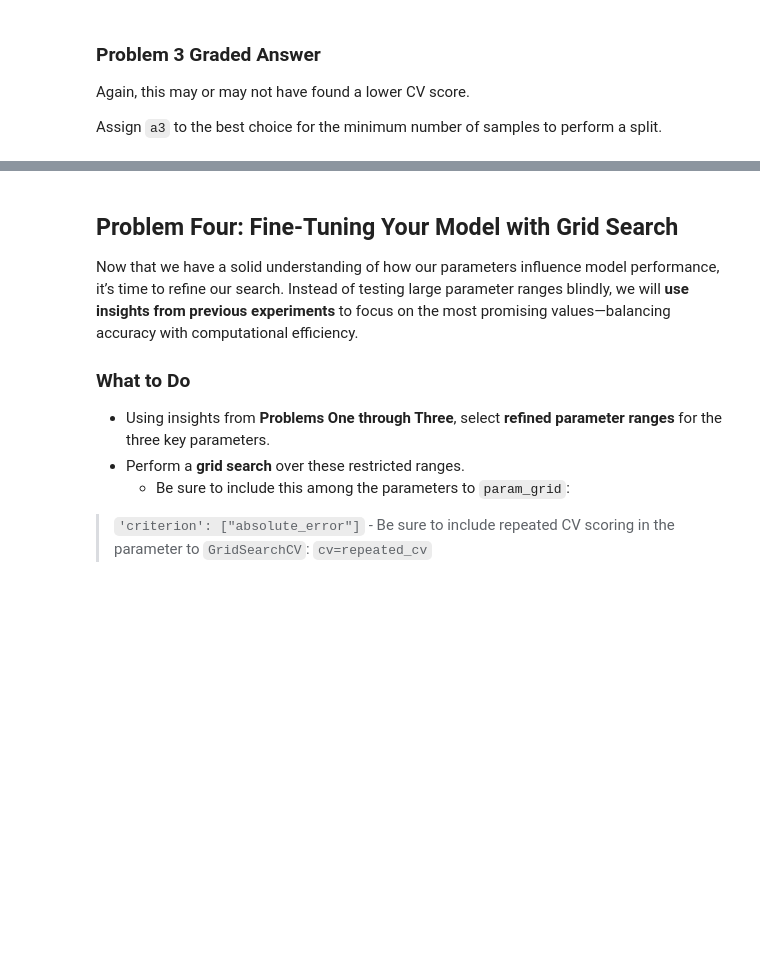
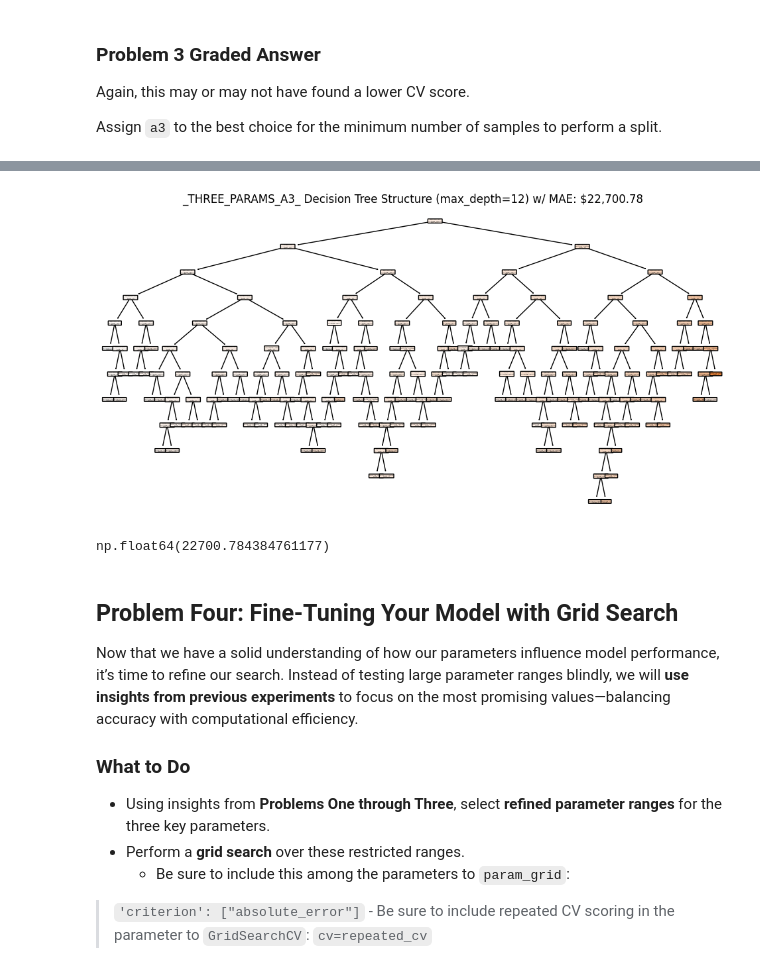
Before and after one commit to andre-bu-gitdev/ML_Fundamentals_dx603, a Jupyter notebook: Homework_06.ipynb, the cells around one changed output, grey strips where cells are left out. Saved outputs shown, nothing was run; the diff lists cells and outputs as text; code cells hidden in the pictures; blank space fills up the shorter version.

```diff
--- a/Homework_06.ipynb
+++ b/Homework_06.ipynb
@@ -641,3 +641,18 @@ a3 = 0
+# %%
+run_decision_tree_regressor(
+    X_train,
+    y_train,
+    max_depth= md,
+    min_samples_split= 35,
+    max_features= mf,
+    max_leaf_nodes= mln,
+    random_state=random_seed,
+    visualize= True,
+    plot_title_option= '_THREE_PARAMS_A3_'
+        )
+# %% [output]
+[figure, added]
+np.float64(22700.784384761177)
 # %% [markdown]
 ## **Problem Four: Fine-Tuning Your Model with Grid Search**
 
```
Also changed, not shown: parts of 5 cells of this notebook.
